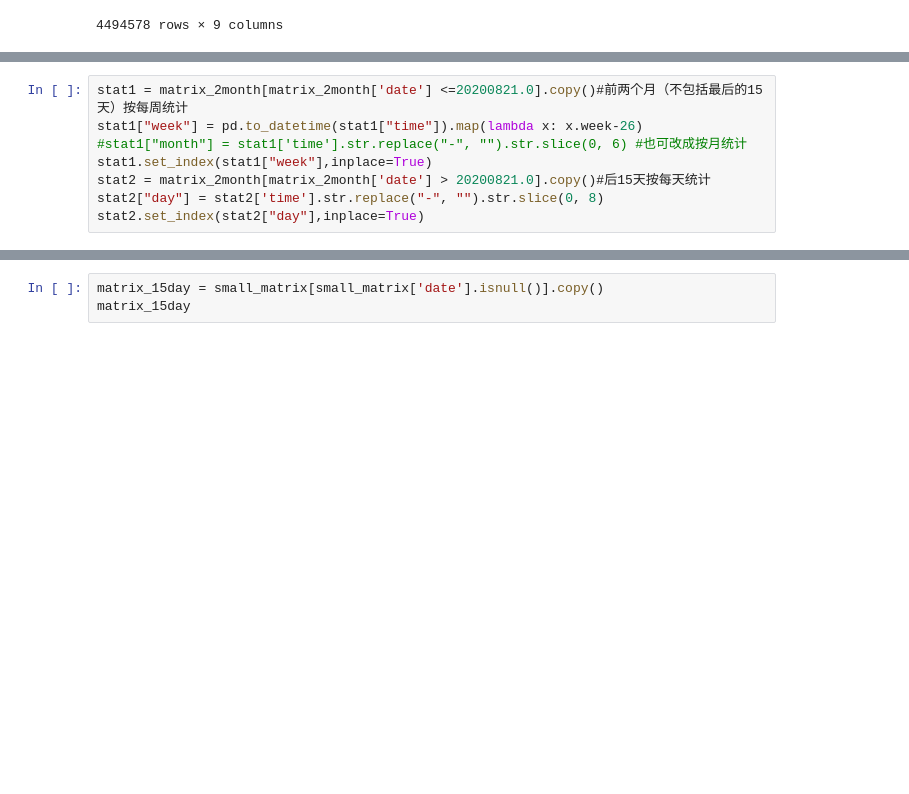
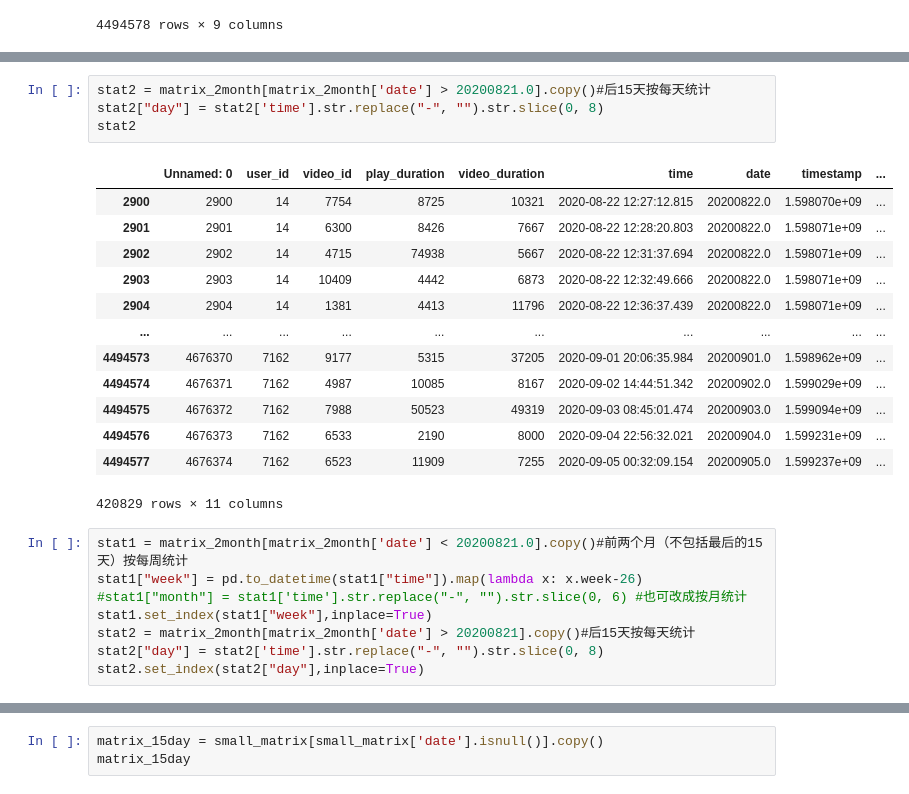
Before and after one commit to Wcb0219/DRO, a Jupyter notebook: Statistics_KuaiRec.ipynb, the cells around one changed output, grey strips where cells are left out. Drawn from its saved outputs; the diff is of its cells as text; blank space fills up the shorter version.

```diff
--- a/Statistics_KuaiRec.ipynb
+++ b/Statistics_KuaiRec.ipynb
@@ -192,8 +211,26 @@ stat1
+# %%
+stat2 = matrix_2month[matrix_2month['date'] > 20200821.0].copy()#后15天按每天统计
+stat2["day"] = stat2['time'].str.replace("-", "").str.slice(0, 8)
+stat2
+# %% [output]
+|  | Unnamed: 0 | user_id | video_id | play_duration | video_duration | time | date | timestamp | ... |
+| 2900 | 2900 | 14 | 7754 | 8725 | 10321 | 2020-08-22 12:27:12.815 | 20200822.0 | 1.598070e+09 | ... |
+| 2901 | 2901 | 14 | 6300 | 8426 | 7667 | 2020-08-22 12:28:20.803 | 20200822.0 | 1.598071e+09 | ... |
+| 2902 | 2902 | 14 | 4715 | 74938 | 5667 | 2020-08-22 12:31:37.694 | 20200822.0 | 1.598071e+09 | ... |
+| 2903 | 2903 | 14 | 10409 | 4442 | 6873 | 2020-08-22 12:32:49.666 | 20200822.0 | 1.598071e+09 | ... |
+| 2904 | 2904 | 14 | 1381 | 4413 | 11796 | 2020-08-22 12:36:37.439 | 20200822.0 | 1.598071e+09 | ... |
+| ... | ... | ... | ... | ... | ... | ... | ... | ... | ... |
+| 4494573 | 4676370 | 7162 | 9177 | 5315 | 37205 | 2020-09-01 20:06:35.984 | 20200901.0 | 1.598962e+09 | ... |
+| 4494574 | 4676371 | 7162 | 4987 | 10085 | 8167 | 2020-09-02 14:44:51.342 | 20200902.0 | 1.599029e+09 | ... |
+| 4494575 | 4676372 | 7162 | 7988 | 50523 | 49319 | 2020-09-03 08:45:01.474 | 20200903.0 | 1.599094e+09 | ... |
+| 4494576 | 4676373 | 7162 | 6533 | 2190 | 8000 | 2020-09-04 22:56:32.021 | 20200904.0 | 1.599231e+09 | ... |
+| 4494577 | 4676374 | 7162 | 6523 | 11909 | 7255 | 2020-09-05 00:32:09.154 | 20200905.0 | 1.599237e+09 | ... |
+420829 rows × 11 columns
 # %%
-stat1 = matrix_2month[matrix_2month['date'] <=20200821.0].copy()#前两个月（不包括最后的15天）按每周统计
+stat1 = matrix_2month[matrix_2month['date'] < 20200821.0].copy()#前两个月（不包括最后的15天）按每周统计
 stat1["week"] = pd.to_datetime(stat1["time"]).map(lambda x: x.week-26)
 #stat1["month"] = stat1['time'].str.replace("-", "").str.slice(0, 6) #也可改成按月统计
 stat1.set_index(stat1["week"],inplace=True)
-stat2 = matrix_2month[matrix_2month['date'] > 20200821.0].copy()#后15天按每天统计
+stat2 = matrix_2month[matrix_2month['date'] > 20200821].copy()#后15天按每天统计
 stat2["day"] = stat2['time'].str.replace("-", "").str.slice(0, 8)
 stat2.set_index(stat2["day"],inplace=True)
```
Also changed, not shown: parts of 14 cells of this notebook.
